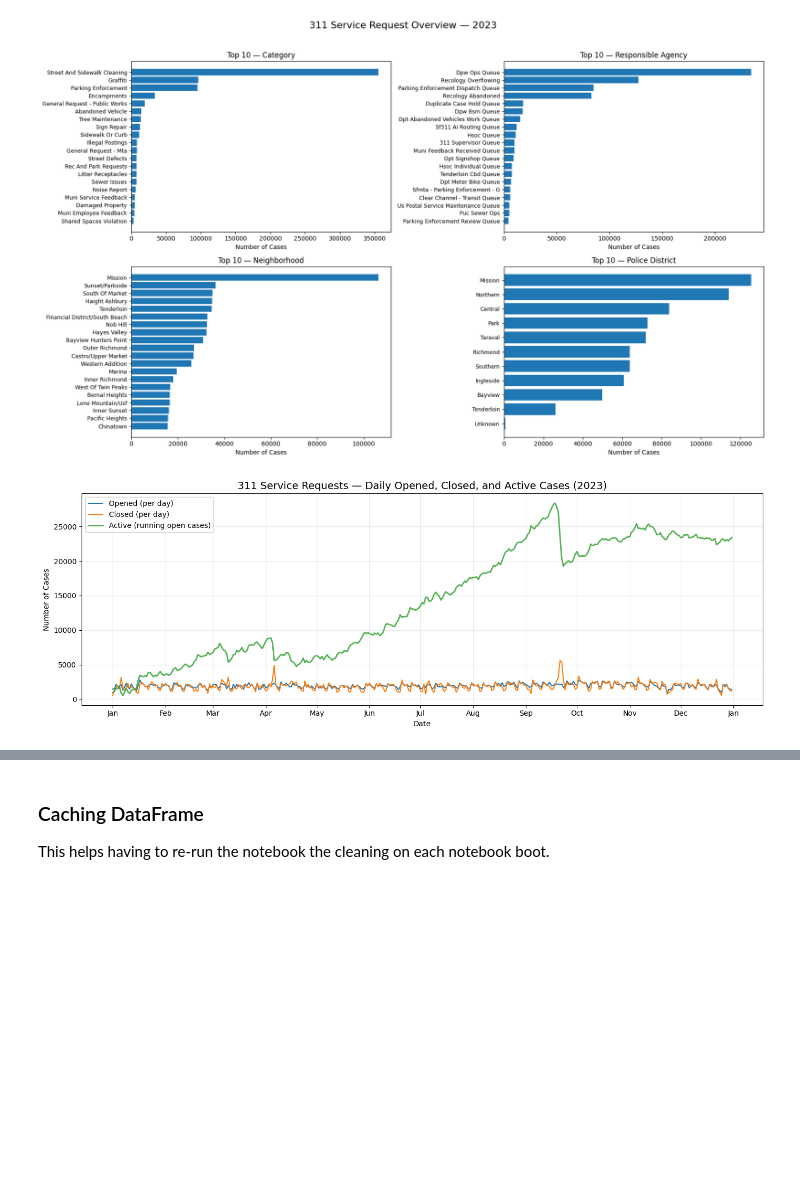
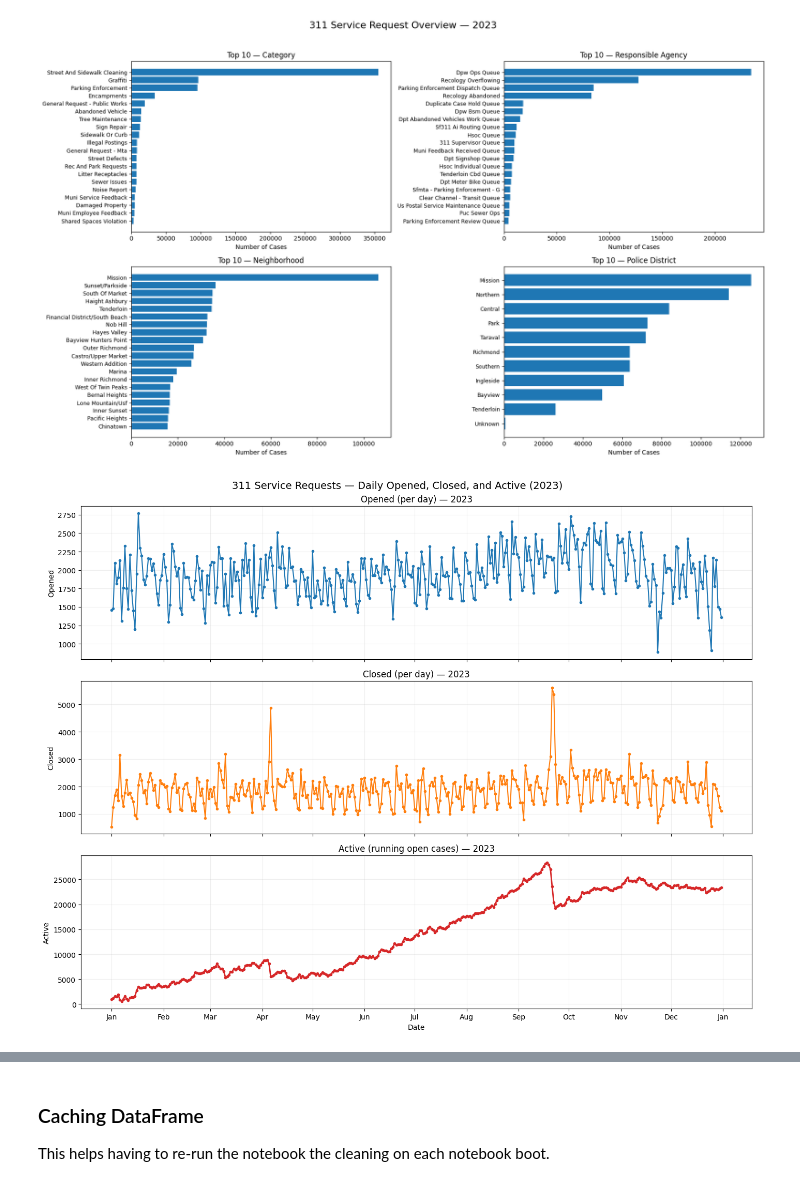
Before and after one commit to manpazito/311-neighborhood-equity, a Jupyter notebook: processing_data.ipynb, the cells around one changed output, grey strips where cells are left out. Cells and saved outputs as stored; diff of their text form; code cells hidden in the pictures; blank space fills up the shorter version.

Commit message:
Updated data processing

```diff
--- a/processing_data.ipynb
+++ b/processing_data.ipynb
@@ -255,50 +255,87 @@ plt.show()
 # %%
 import matplotlib.dates as mdates
 
 # Ensure datetime and filter to 2023
 df = serv_req_gdf.copy()
 df['opened'] = pd.to_datetime(df['opened'], errors='coerce')
 df['closed'] = pd.to_datetime(df['closed'], errors='coerce')
 
+# Keep records with at least one of opened/closed in 2023
 df_2023 = df[
     (df['opened'].dt.year == 2023) | (df['closed'].dt.year == 2023)
 ].copy()
 
-# daily opened/closed counts
-df_2023['open_day'] = df_2023['opened'].dt.floor('D')
-df_2023['close_day'] = df_2023['closed'].dt.floor('D')
+if df_2023.empty:
+    print('No records with opened/closed year == 2023 found.')
+else:
+    # daily opened/closed counts (timestamped at midnight)
+    df_2023['open_day'] = df_2023['opened'].dt.floor('D')
+    df_2023['close_day'] = df_2023['closed'].dt.floor('D')
 
-opened_daily = df_2023.groupby('open_day').size().sort_index()
-closed_daily = df_2023.groupby('close_day').size().sort_index()
+    opened_daily = df_2023.groupby('open_day').size().sort_index()
+    closed_daily = df_2023.groupby('close_day').size().sort_index()
 
-# continuous date index for all days of 2023
-all_days = pd.date_range('2023-01-01', '2023-12-31', freq='D')
-opened_daily = opened_daily.reindex(all_days, fill_value=0)
-closed_daily = closed_daily.reindex(all_days, fill_value=0)
+    # continuous date index for all days of 2023
+    all_days = pd.date_range('2023-01-01', '2023-12-31', freq='D')
+    opened_daily = opened_daily.reindex(all_days, fill_value=0)
+    closed_daily = closed_daily.reindex(all_days, fill_value=0)
 
-# cumulative sums
-opened_cum = opened_daily.cumsum()
-closed_cum = closed_daily.cumsum()
+    # cumulative sums
+    opened_cum = opened_daily.cumsum()
+    closed_cum = closed_daily.cumsum()
 
-# active backlog = cumulative opened - cumulative closed
-active_daily = opened_cum - closed_cum
+    # active backlog = cumulative opened - cumulative closed
+    active_daily = opened_cum - closed_cum
 
-# --- Plot ---
-fig, ax = plt.subplots(figsize=(14, 5))
-ax.plot(all_days, opened_daily, label='Opened (per day)', linewidth=1.5)
-ax.plot(all_days, closed_daily, label='Closed (per day)', linewidth=1.5)
-ax.plot(all_days, active_daily, label='Active (running open cases)', linewidth=2, alpha=0.8)
+    # --- Subplots: separate stacked plots for opened, closed, and active ---
+    fig, axes = plt.subplots(nrows=3, ncols=1, figsize=(14, 11), sharex=True)
+    ax_open, ax_closed, ax_active = axes
 
-ax.set_title("311 Service Requests — Daily Opened, Closed, and Active Cases (2023)", fontsize=14)
-ax.set_xlabel("Date")
-ax.set_ylabel("Number of Cases")
+    # Opened (per day)
+    ax_open.plot(all_days, opened_daily, color='tab:blue', linewidth=1.5, marker='o', markersize=3)
+    ax_open.set_title('Opened (per day) — 2023')
+    ax_open.set_ylabel('Opened')
+    ax_open.grid(alpha=0.2)
 
-ax.xaxis.set_major_locator(mdates.MonthLocator())
-ax.xaxis.set_major_formatter(mdates.DateFormatter('%b'))
+    # Closed (per day)
+    ax_closed.plot(all_days, closed_daily, color='tab:orange', linewidth=1.5, marker='o', markersize=3)
+    ax_closed.set_title('Closed (per day) — 2023')
+    ax_closed.set_ylabel('Closed')
+    ax_closed.grid(alpha=0.2)
 
-ax.legend()
-ax.grid(alpha=0.25)
-plt.tight_layout()
-plt.show()
+    # Active (running open cases)
+    ax_active.plot(all_days, active_daily, color='tab:red', linewidth=2, marker='o', markersize=3)
+    ax_active.set_title('Active (running open cases) — 2023')
+    ax_active.set_ylabel('Active')
+    ax_active.set_xlabel('Date')
+    ax_active.grid(alpha=0.2)
+
+    # X axis formatting (months)
+    ax_active.xaxis.set_major_locator(mdates.MonthLocator())
+    ax_active.xaxis.set_major_formatter(mdates.DateFormatter('%b'))
+
+    plt.suptitle('311 Service Requests — Daily Opened, Closed, and Active (2023)', fontsize=14, y=0.98)
+    plt.tight_layout()
+    plt.show()
+
+    # --- Monthly summary table (all, closed, active at month-end) ---
+    df_2023['month'] = df_2023['opened'].dt.to_period('M').dt.to_timestamp()
+    ts_opened_monthly = df_2023.groupby('month').size().sort_index()
+    ts_closed_monthly = df_2023[df_2023['is_closed'].fillna(False)].groupby('month').size().reindex(ts_opened_monthly.index, fill_value=0)
+
+    # active at month end = cumulative opened - cumulative closed at each month
+    opened_cum_monthly = ts_opened_monthly.cumsum()
+    closed_cum_monthly = ts_closed_monthly.cumsum()
+    active_monthly = opened_cum_monthly - closed_cum_monthly
+
+    try:
+        summary = pd.DataFrame({
+            'all_cases': ts_opened_monthly,
+            'closed_cases': ts_closed_monthly,
+            'active_end_of_month': active_monthly,
+        }).fillna(0).astype(int)
+        display(summary)
+    except Exception:
+        pass
 # %% [output]
-[figure, old version]
+[figure, new version]
```
Also changed, not shown: parts of 10 cells of this notebook.
